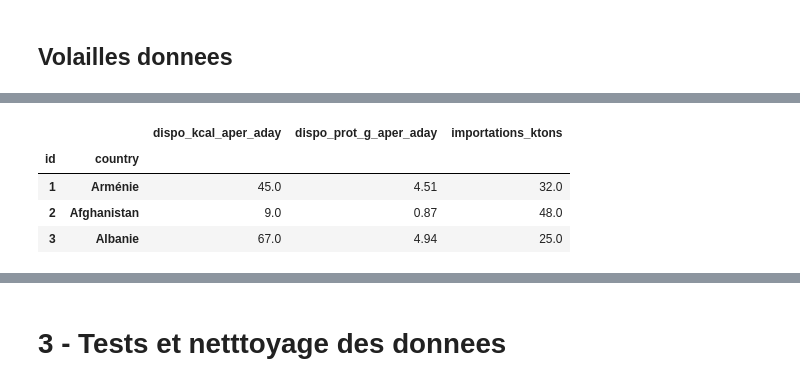
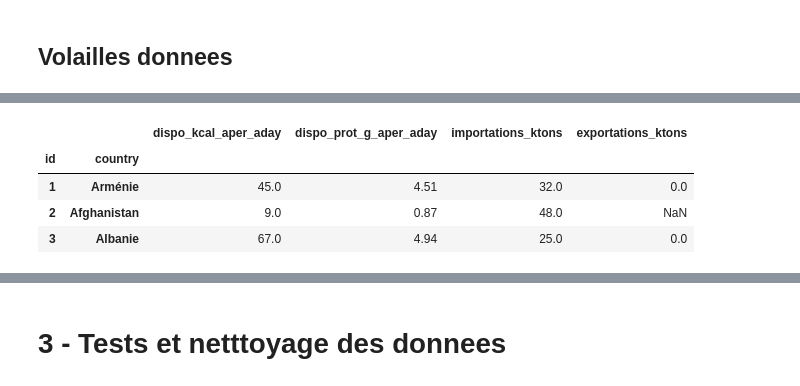
Before and after one commit to Sh4mSh4m/OCR_DA_proj5, a Jupyter notebook: Projet 5 - Etude de marche Loco Pollo.ipynb, the cells around one changed output, grey strips where cells are left out. Saved outputs shown, nothing was run; the diff lists cells and outputs as text; code cells hidden in the pictures.

```diff
--- a/Projet 5 - Etude de marche Loco Pollo.ipynb
+++ b/Projet 5 - Etude de marche Loco Pollo.ipynb
@@ -72,9 +71,8 @@ import matplotlib.pyplot as plt
 df_population = pd.read_csv('FAOSTAT_population.csv')
 df_dispo_proteines = pd.read_csv('FAOSTAT_dispo_proteines.csv')
 df_dispo_alimentaire = pd.read_csv('FAOSTAT_dispo_alimentaire.csv')
-df_pib_brut = pd.read_csv('FAOSTAT_pib_brut.csv')
-df_pib_elevages = pd.read_csv('FAOSTAT_pib_elevages.csv')
-df_import_disp_volailles = pd.read_csv('FAOSTAT_import_disp_volailles.csv')
+df_pib_hab = pd.read_csv('FAOSTAT_pib_hab.csv')
+df_volailles = pd.read_csv('FAOSTAT_data_volailles.csv')
 # %% [markdown]
 ## variable difference de population
 # %%
@@ -256,8 +231,8 @@ df_pib_b_p
 # %% [markdown]
 ## Volailles donnees
 # %%
-df_import_disp_volailles.columns = ['domain_id', 'domain', 'id', 'country', 'elt_id', 'elt','product_id', 'product', 'year_id', 'year', 'unit', 'value', 'symbol', 'symbol_desc']
-df_import_disp_volailles.head(6)
+df_volailles.columns = ['domain_id', 'domain', 'id', 'country', 'elt_id', 'elt','product_id', 'product', 'year_id', 'year', 'unit', 'value', 'symbol', 'symbol_desc']
+df_volailles.head(6)
 # %% [output]
 |  | domain_id | domain | id | country | elt_id | elt | product_id | product | year_id | year | ... |
 | 0 | FBS | Bilans Alimentaires | 2 | Afghanistan | 5611 | Importations - Quantité | 2734 | Viande de Volailles | 2013 | 2013 | ... |
@@ -269,10 +244,10 @@ df_import_disp_volailles.head(6)
 # %%
-df_imp_disp_p = df_import_disp_volailles.pivot_table(index=['id', 'country'], columns=['elt_id'], values='value')
-df_imp_disp_p.columns = ['dispo_kcal_aper_aday', 'dispo_prot_g_aper_aday', 'importations_ktons']
-df_imp_disp_p.head(3)
+df_data_volailles = df_volailles.pivot_table(index=['id', 'country'], columns=['elt_id'], values='value')
+df_data_volailles.columns = ['dispo_kcal_aper_aday', 'dispo_prot_g_aper_aday', 'importations_ktons', 'exportations_ktons']
+df_data_volailles.head(3)
 # %% [output]
-|  |  | dispo_kcal_aper_aday | dispo_prot_g_aper_aday | importations_ktons |
-| id | country |  |  |  |
-| 1 | Arménie | 45.0 | 4.51 | 32.0 |
-| 2 | Afghanistan | 9.0 | 0.87 | 48.0 |
-| 3 | Albanie | 67.0 | 4.94 | 25.0 |
+|  |  | dispo_kcal_aper_aday | dispo_prot_g_aper_aday | importations_ktons | exportations_ktons |
+| id | country |  |  |  |  |
+| 1 | Arménie | 45.0 | 4.51 | 32.0 | 0.0 |
+| 2 | Afghanistan | 9.0 | 0.87 | 48.0 | NaN |
+| 3 | Albanie | 67.0 | 4.94 | 25.0 | 0.0 |
```
Also changed, not shown: parts of 31 cells of this notebook, 3 other files.
